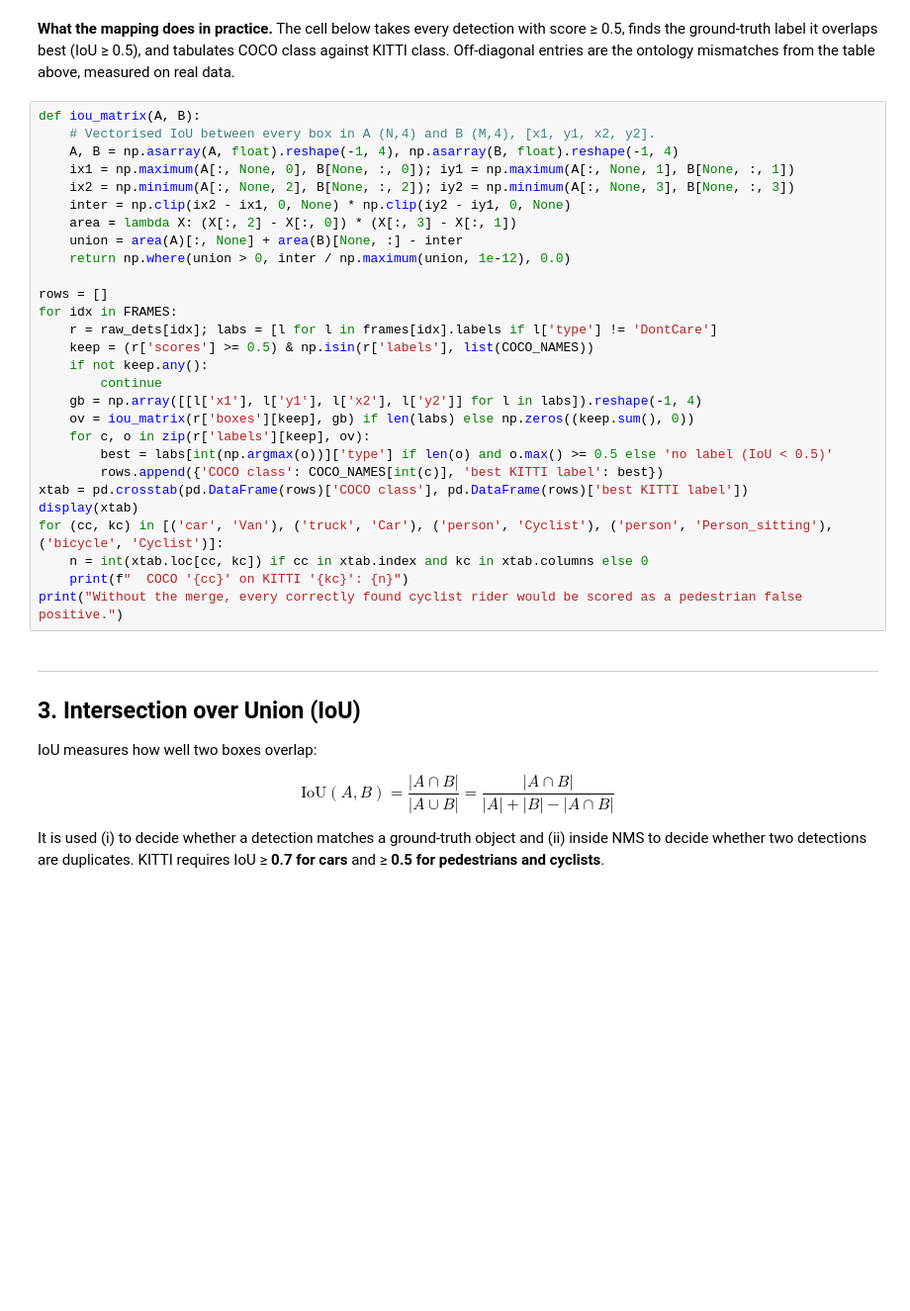
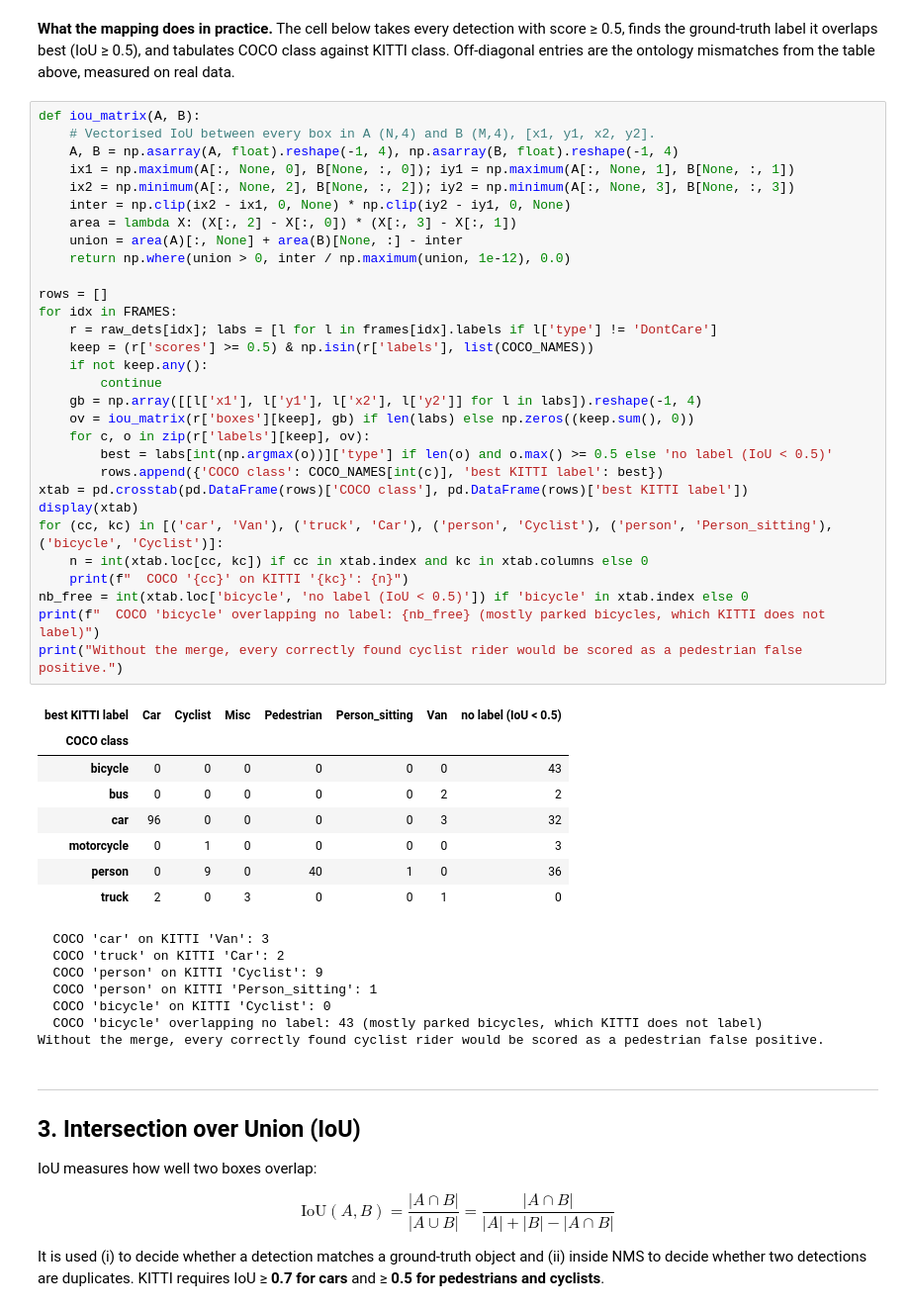
Before and after one commit to milinpatel07/Autonomous-Driving_AI-Safety-and-Security, a Jupyter notebook: 01_Perception/04_object_detection.ipynb, the cells around one changed output. Shown at 99% size. Cells and saved outputs as stored; diff of their text form; blank space fills up the shorter version.

```diff
--- a/01_Perception/04_object_detection.ipynb
+++ b/01_Perception/04_object_detection.ipynb
@@ -220,31 +245,49 @@ for idx in show:
 # %%
 def iou_matrix(A, B):
     # Vectorised IoU between every box in A (N,4) and B (M,4), [x1, y1, x2, y2].
     A, B = np.asarray(A, float).reshape(-1, 4), np.asarray(B, float).reshape(-1, 4)
     ix1 = np.maximum(A[:, None, 0], B[None, :, 0]); iy1 = np.maximum(A[:, None, 1], B[None, :, 1])
     ix2 = np.minimum(A[:, None, 2], B[None, :, 2]); iy2 = np.minimum(A[:, None, 3], B[None, :, 3])
     inter = np.clip(ix2 - ix1, 0, None) * np.clip(iy2 - iy1, 0, None)
     area = lambda X: (X[:, 2] - X[:, 0]) * (X[:, 3] - X[:, 1])
     union = area(A)[:, None] + area(B)[None, :] - inter
     return np.where(union > 0, inter / np.maximum(union, 1e-12), 0.0)
 
 rows = []
 for idx in FRAMES:
     r = raw_dets[idx]; labs = [l for l in frames[idx].labels if l['type'] != 'DontCare']
     keep = (r['scores'] >= 0.5) & np.isin(r['labels'], list(COCO_NAMES))
     if not keep.any():
         continue
     gb = np.array([[l['x1'], l['y1'], l['x2'], l['y2']] for l in labs]).reshape(-1, 4)
     ov = iou_matrix(r['boxes'][keep], gb) if len(labs) else np.zeros((keep.sum(), 0))
     for c, o in zip(r['labels'][keep], ov):
         best = labs[int(np.argmax(o))]['type'] if len(o) and o.max() >= 0.5 else 'no label (IoU < 0.5)'
         rows.append({'COCO class': COCO_NAMES[int(c)], 'best KITTI label': best})
 xtab = pd.crosstab(pd.DataFrame(rows)['COCO class'], pd.DataFrame(rows)['best KITTI label'])
 display(xtab)
 for (cc, kc) in [('car', 'Van'), ('truck', 'Car'), ('person', 'Cyclist'), ('person', 'Person_sitting'), ('bicycle', 'Cyclist')]:
     n = int(xtab.loc[cc, kc]) if cc in xtab.index and kc in xtab.columns else 0
     print(f"  COCO '{cc}' on KITTI '{kc}': {n}")
+nb_free = int(xtab.loc['bicycle', 'no label (IoU < 0.5)']) if 'bicycle' in xtab.index else 0
+print(f"  COCO 'bicycle' overlapping no label: {nb_free} (mostly parked bicycles, which KITTI does not label)")
 print("Without the merge, every correctly found cyclist rider would be scored as a pedestrian false positive.")
+# %% [output]
+| best KITTI label | Car | Cyclist | Misc | Pedestrian | Person_sitting | Van | no label (IoU < 0.5) |
+| COCO class |  |  |  |  |  |  |  |
+| bicycle | 0 | 0 | 0 | 0 | 0 | 0 | 43 |
+| bus | 0 | 0 | 0 | 0 | 0 | 2 | 2 |
+| car | 96 | 0 | 0 | 0 | 0 | 3 | 32 |
+| motorcycle | 0 | 1 | 0 | 0 | 0 | 0 | 3 |
+| person | 0 | 9 | 0 | 40 | 1 | 0 | 36 |
+| truck | 2 | 0 | 3 | 0 | 0 | 1 | 0 |
+  COCO 'car' on KITTI 'Van': 3
+  COCO 'truck' on KITTI 'Car': 2
+  COCO 'person' on KITTI 'Cyclist': 9
+  COCO 'person' on KITTI 'Person_sitting': 1
+  COCO 'bicycle' on KITTI 'Cyclist': 0
+  COCO 'bicycle' overlapping no label: 43 (mostly parked bicycles, which KITTI does not label)
+Without the merge, every correctly found cyclist rider would be scored as a pedestrian false positive.
 # %% [markdown]
 ---
 ## 3. Intersection over Union (IoU)
```
Also changed, not shown: parts of 18 cells of this notebook, 1 other file.
